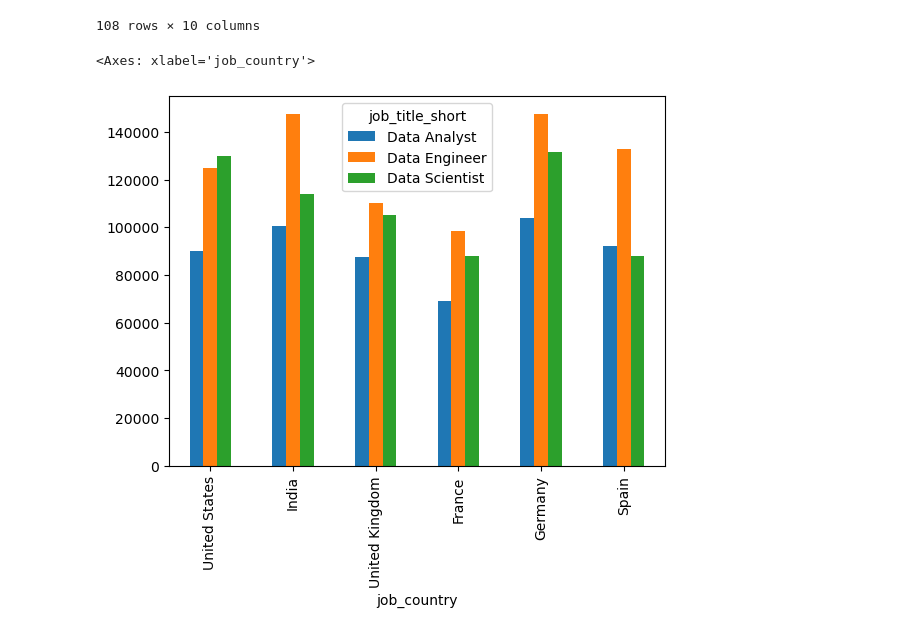
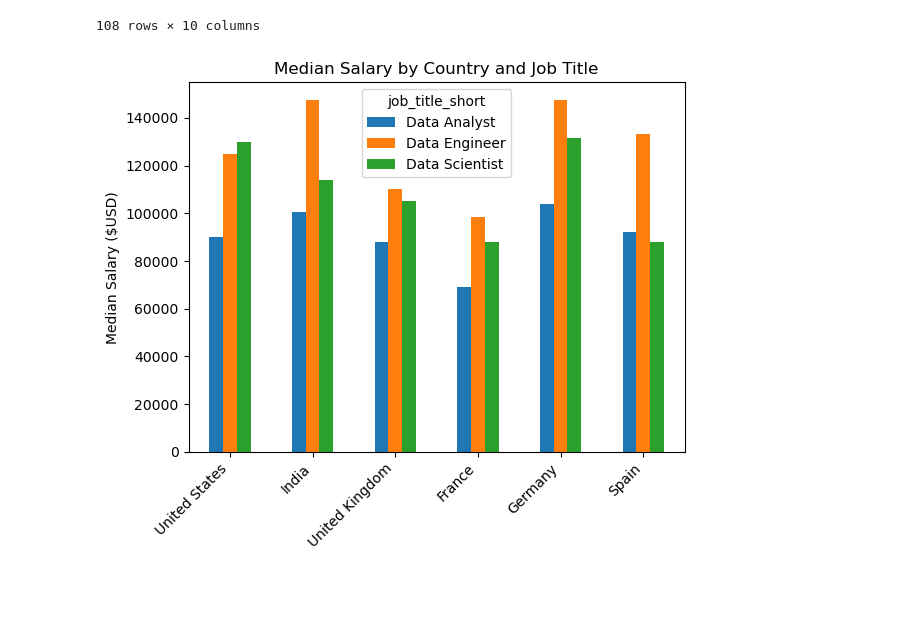
Before and after one commit to Sodium-Man/Python_Data_Project, a Jupyter notebook: Source/Pandas_Pivot_Table.ipynb, the cells around one changed output. Drawn from its saved outputs; the diff is of its cells as text; code cells hidden in the pictures; blank space fills up the shorter version.

```diff
--- a/Source/Pandas_Pivot_Table.ipynb
+++ b/Source/Pandas_Pivot_Table.ipynb
@@ -33,14 +33,15 @@ df_job_country_salary = df.pivot_table(values = 'salary_year_avg',index='job_cou
 # %%
 df_job_country_salary = df_job_country_salary.loc[top_countries]
 
 job_titles = ['Data Analyst', 'Data Engineer', 'Data Scientist']
 
 df_job_country_salary = df_job_country_salary[job_titles]
 
 df_job_country_salary.plot(kind='bar')
 plt.ylabel('Median Salary ($USD)')
 plt.xlabel(" ")
-plt.title()
+plt.title('Median Salary by Country and Job Title')
+plt.xticks(rotation=45, ha='right')
+plt.show()
 # %% [output]
-<Axes: xlabel='job_country'>
-[figure, old version]
+[figure, new version]
```
